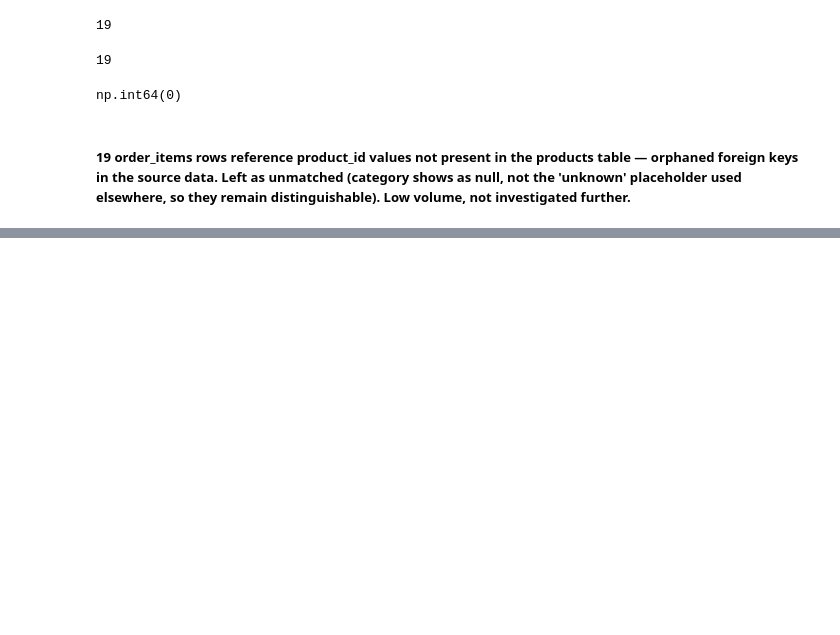
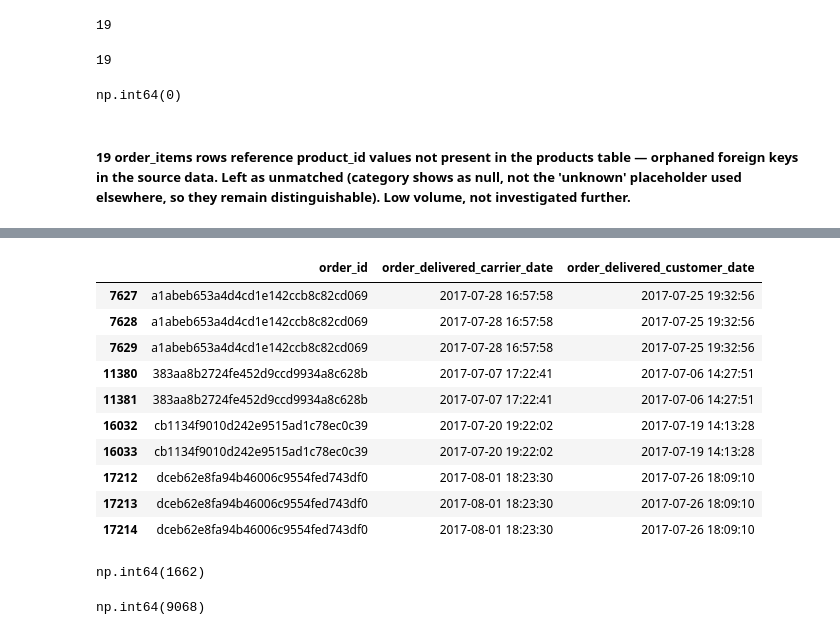
Before and after one commit to AliyarBhos/data-science-journey, a Jupyter notebook: 02_data_cleaning/Olist_data_cleaning_project.ipynb, the cells around one changed output, grey strips where cells are left out. Drawn from its saved outputs; the diff is of its cells as text; code cells hidden in the pictures; blank space fills up the shorter version.

```diff
--- a/02_data_cleaning/Olist_data_cleaning_project.ipynb
+++ b/02_data_cleaning/Olist_data_cleaning_project.ipynb
@@ -1599,0 +1635,27 @@ np.int64(0)
+# %%
+carrier_after_customer[['order_id','order_delivered_carrier_date','order_delivered_customer_date']].head(10)
+# %% [output]
+|  | order_id | order_delivered_carrier_date | order_delivered_customer_date |
+| 7627 | a1abeb653a4d4cd1e142ccb8c82cd069 | 2017-07-28 16:57:58 | 2017-07-25 19:32:56 |
+| 7628 | a1abeb653a4d4cd1e142ccb8c82cd069 | 2017-07-28 16:57:58 | 2017-07-25 19:32:56 |
+| 7629 | a1abeb653a4d4cd1e142ccb8c82cd069 | 2017-07-28 16:57:58 | 2017-07-25 19:32:56 |
+| 11380 | 383aa8b2724fe452d9ccd9934a8c628b | 2017-07-07 17:22:41 | 2017-07-06 14:27:51 |
+| 11381 | 383aa8b2724fe452d9ccd9934a8c628b | 2017-07-07 17:22:41 | 2017-07-06 14:27:51 |
+| 16032 | cb1134f9010d242e9515ad1c78ec0c39 | 2017-07-20 19:22:02 | 2017-07-19 14:13:28 |
+| 16033 | cb1134f9010d242e9515ad1c78ec0c39 | 2017-07-20 19:22:02 | 2017-07-19 14:13:28 |
+| 17212 | dceb62e8fa94b46006c9554fed743df0 | 2017-08-01 18:23:30 | 2017-07-26 18:09:10 |
+| 17213 | dceb62e8fa94b46006c9554fed743df0 | 2017-08-01 18:23:30 | 2017-07-26 18:09:10 |
+| 17214 | dceb62e8fa94b46006c9554fed743df0 | 2017-08-01 18:23:30 | 2017-07-26 18:09:10 |
+# %%
+step5['has_timestamp_anomaly'] = (
+    (step5['order_approved_at'] > step5['order_delivered_carrier_date']) |
+    (step5['order_delivered_carrier_date'] > step5['order_delivered_customer_date'])
+)
+step5['has_timestamp_anomaly'].sum()
+# %% [output]
+np.int64(1662)
+# %%
+step5['delivered_late'] = step5['order_delivered_customer_date'] > step5['order_estimated_delivery_date']
+step5['delivered_late'].sum()
+# %% [output]
+np.int64(9068)
```
Also changed, not shown: parts of 6 cells of this notebook.
